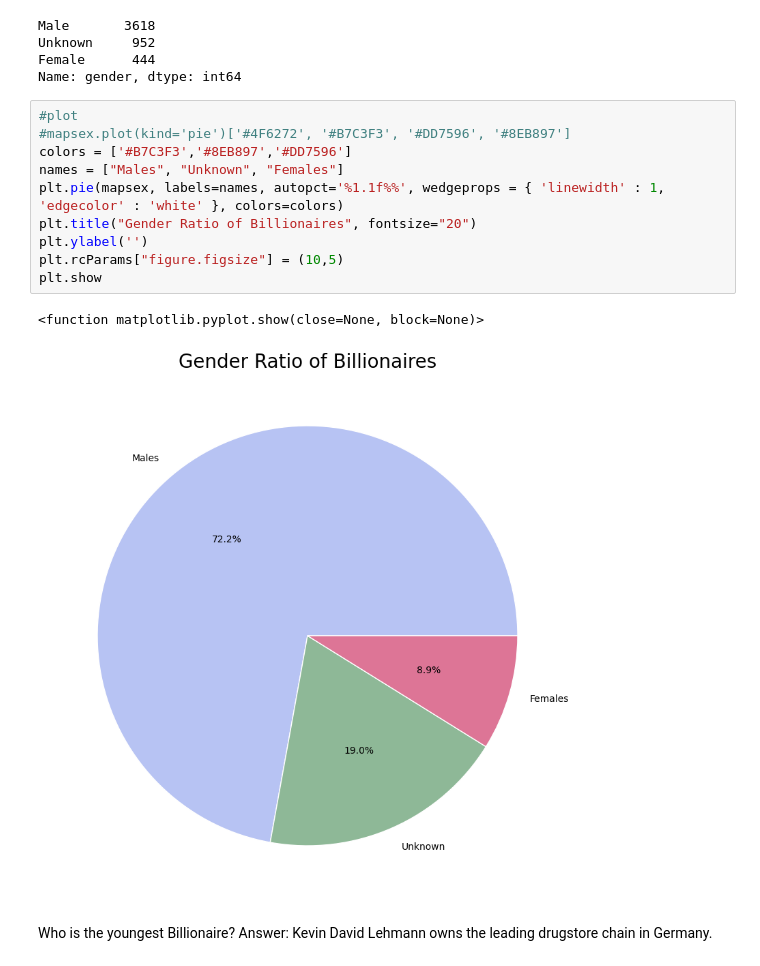
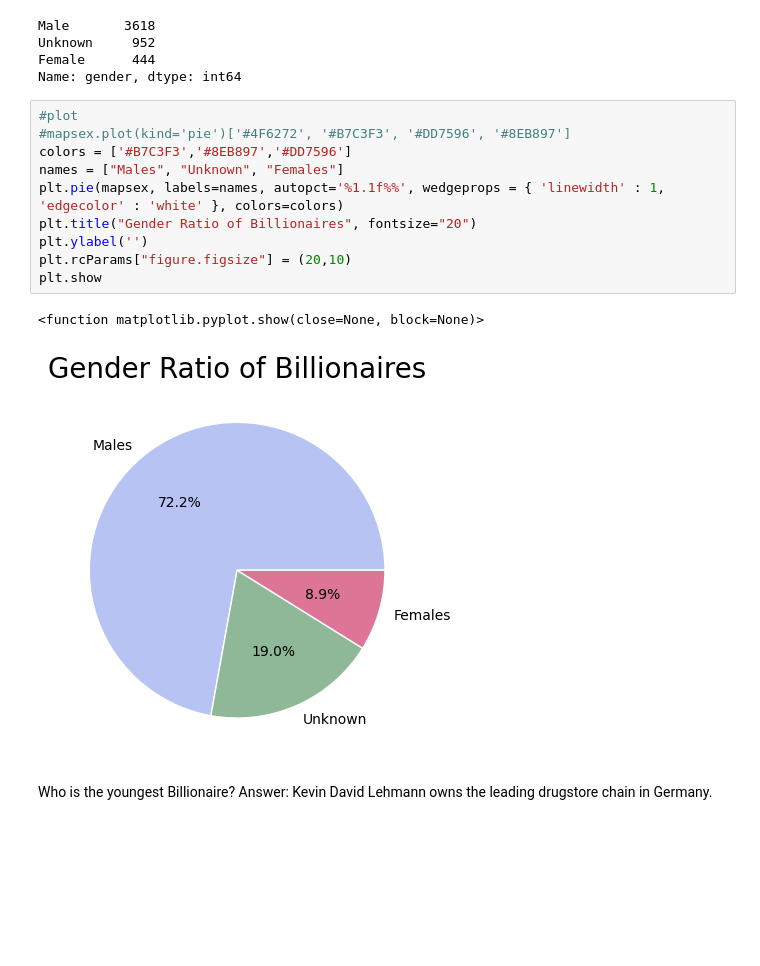
Before and after one commit to thealura/project_billionaires, a Jupyter notebook: PROJECT_1.ipynb, the cells around one changed output. Drawn from its saved outputs; the diff is of its cells as text; blank space fills up the shorter version.

```diff
--- a/PROJECT_1.ipynb
+++ b/PROJECT_1.ipynb
@@ -245,16 +246,16 @@ Name: gender, dtype: int64
 # %%
 #plot
 #mapsex.plot(kind='pie')['#4F6272', '#B7C3F3', '#DD7596', '#8EB897']
 colors = ['#B7C3F3','#8EB897','#DD7596']
 names = ["Males", "Unknown", "Females"]
 plt.pie(mapsex, labels=names, autopct='%1.1f%%', wedgeprops = { 'linewidth' : 1, 'edgecolor' : 'white' }, colors=colors)
 plt.title("Gender Ratio of Billionaires", fontsize="20")
 plt.ylabel('')
-plt.rcParams["figure.figsize"] = (10,5)
+plt.rcParams["figure.figsize"] = (20,10)
 plt.show
 # %% [output]
 <function matplotlib.pyplot.show(close=None, block=None)>
-[figure, old version]
+[figure, new version]
 # %% [markdown]
 Who is the youngest Billionaire?
 Answer: Kevin David Lehmann owns the leading drugstore chain in Germany.
```
Also changed, not shown: parts of 3 cells of this notebook.
